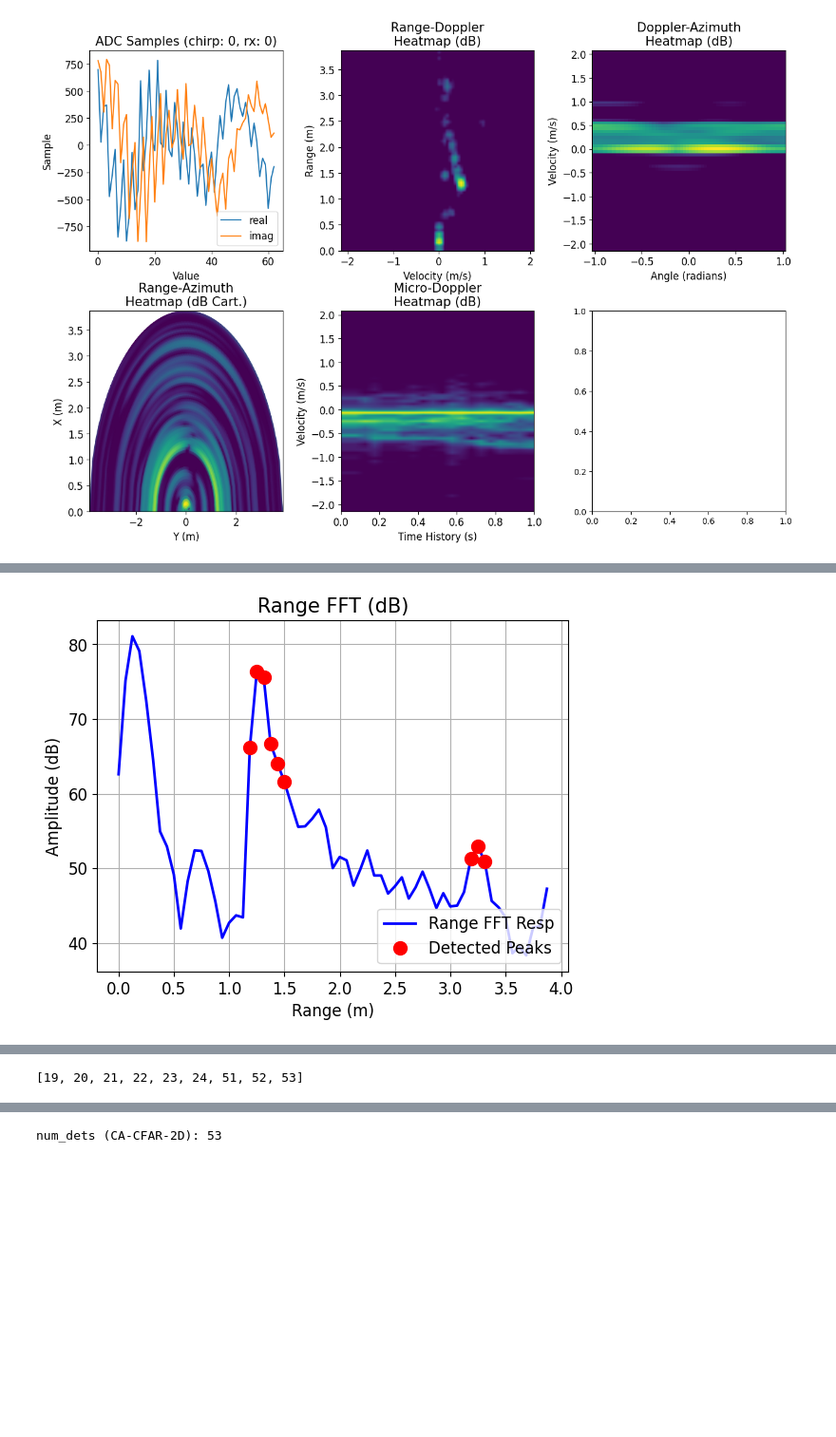
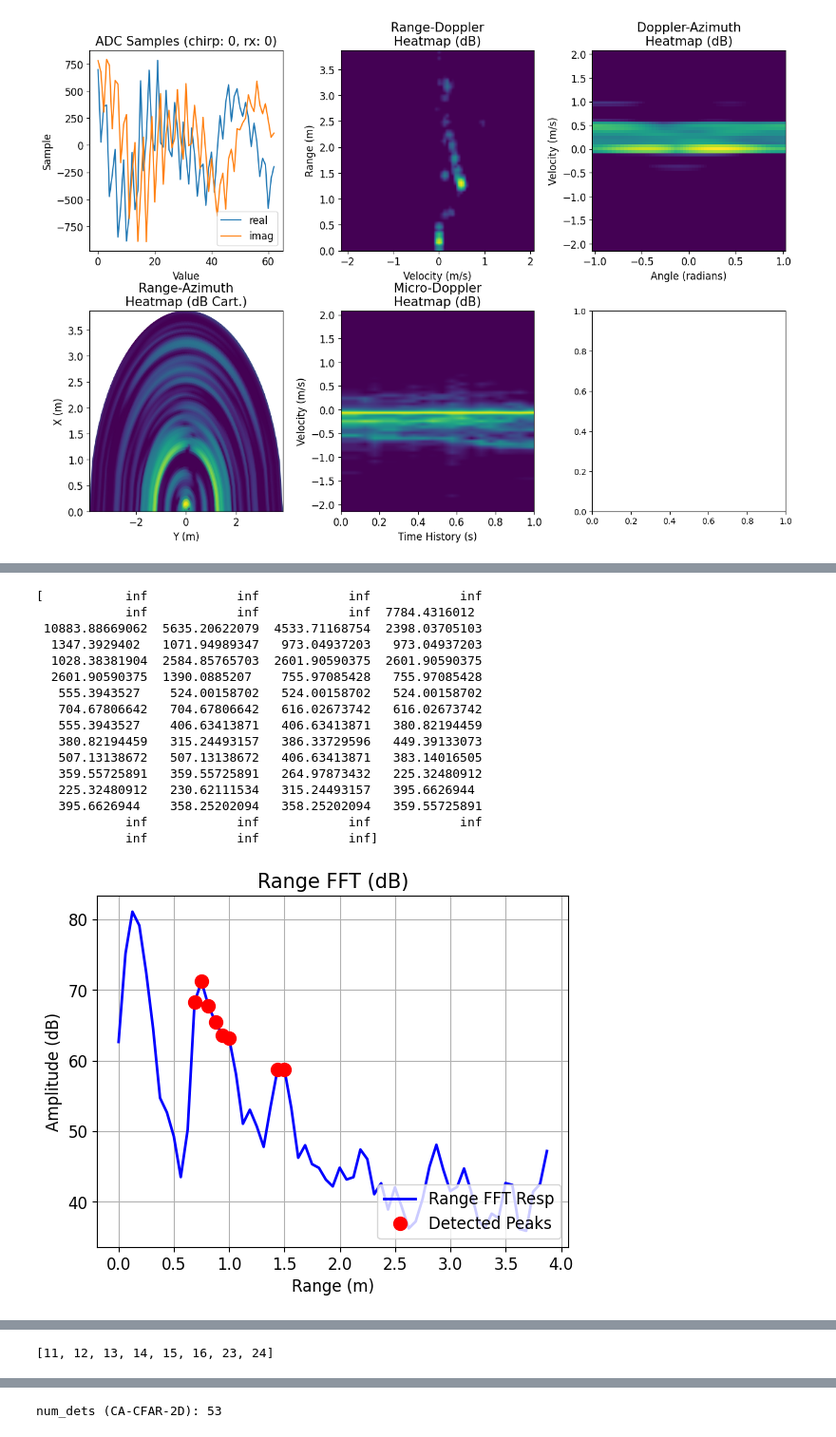
Before and after one commit to davidmhunt/mmwave_radar_processing, a Jupyter notebook: notebooks/view_radar_data_testing_detectors.ipynb, the cells around one changed output, grey strips where cells are left out. Shown at 95% size. Cells and saved outputs as stored; diff of their text form; code cells hidden in the pictures; blank space fills up the shorter version.

```diff
--- a/notebooks/view_radar_data_testing_detectors.ipynb
+++ b/notebooks/view_radar_data_testing_detectors.ipynb
@@ -180,6 +180,7 @@ range_processor = RangeProcessor(
 )
 # %%
 #get the ADC cube
+idx = 120
 adc_cube = dataset.get_radar_adc_data(idx + i)
 
 adc_cube = virtual_array_reformatter.process(adc_cube)
@@ -200,35 +201,50 @@ plotter.plot_range_resp(
 # %%
 from mmwave_radar_processing.detectors import CaCFAR1D, GoCFAR1D, SoCFAR1D, OsCFAR1D
 
 rho = 0.75
 num_train = 4
 k_rank = int(rho * num_train * 2)
-ca_cfar_1d = OsCFAR1D(
+rng_cfar = OsCFAR1D(
     num_train=num_train,
     num_guard=3,
-    rho=0.8,
-    alpha=1.5
+    rho=0.5,
+    alpha=3.0
 )
-
-dets = ca_cfar_1d.detect(
+dets = rng_cfar.detect(
     rng_resp
 )
 peak_rng_bins = range_processor.range_bins[dets]
 peak_vals = 20*np.log10(rng_resp[dets])
 
 plotter.plot_range_resp(
     resp=rng_resp,
     rng_bins=range_processor.range_bins,
     peak_rng_bins=peak_rng_bins,
     peak_vals=peak_vals,
     convert_to_dB=True,
     show=True
 )
 
-ca_cfar_1d.plot_detections(
+rng_cfar.plot_detections(
     x=rng_resp,
     convert_to_dB=True
 )
 print(dets)
 # %% [output]
+[           inf            inf            inf            inf
+            inf            inf            inf  7784.4316012
+ 10883.88669062  5635.20622079  4533.71168754  2398.03705103
+  1347.3929402   1071.94989347   973.04937203   973.04937203
+  1028.38381904  2584.85765703  2601.90590375  2601.90590375
+  2601.90590375  1390.0885207    755.97085428   755.97085428
+   555.3943527    524.00158702   524.00158702   524.00158702
+   704.67806642   704.67806642   616.02673742   616.02673742
+   555.3943527    406.63413871   406.63413871   380.82194459
+   380.82194459   315.24493157   386.33729596   449.39133073
+   507.13138672   507.13138672   406.63413871   383.14016505
+   359.55725891   359.55725891   264.97873432   225.32480912
+   225.32480912   230.62111534   315.24493157   395.6626944
+   395.6626944    358.25202094   358.25202094   359.55725891
+            inf            inf            inf            inf
+            inf            inf            inf]
-[figure, old version]
+[figure, new version]
@@ -236 +252 @@ print(dets)
-[19, 20, 21, 22, 23, 24, 51, 52, 53]
+[11, 12, 13, 14, 15, 16, 23, 24]
```
Also changed, not shown: parts of 3 cells of this notebook, 10 other files.
